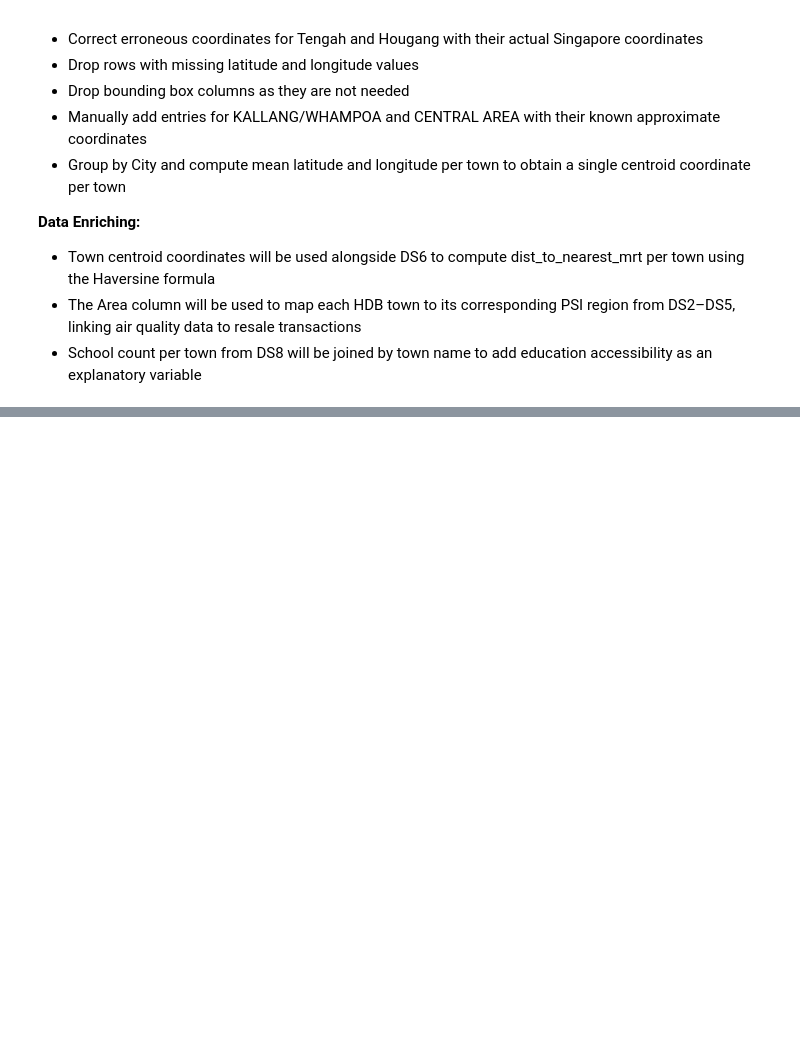
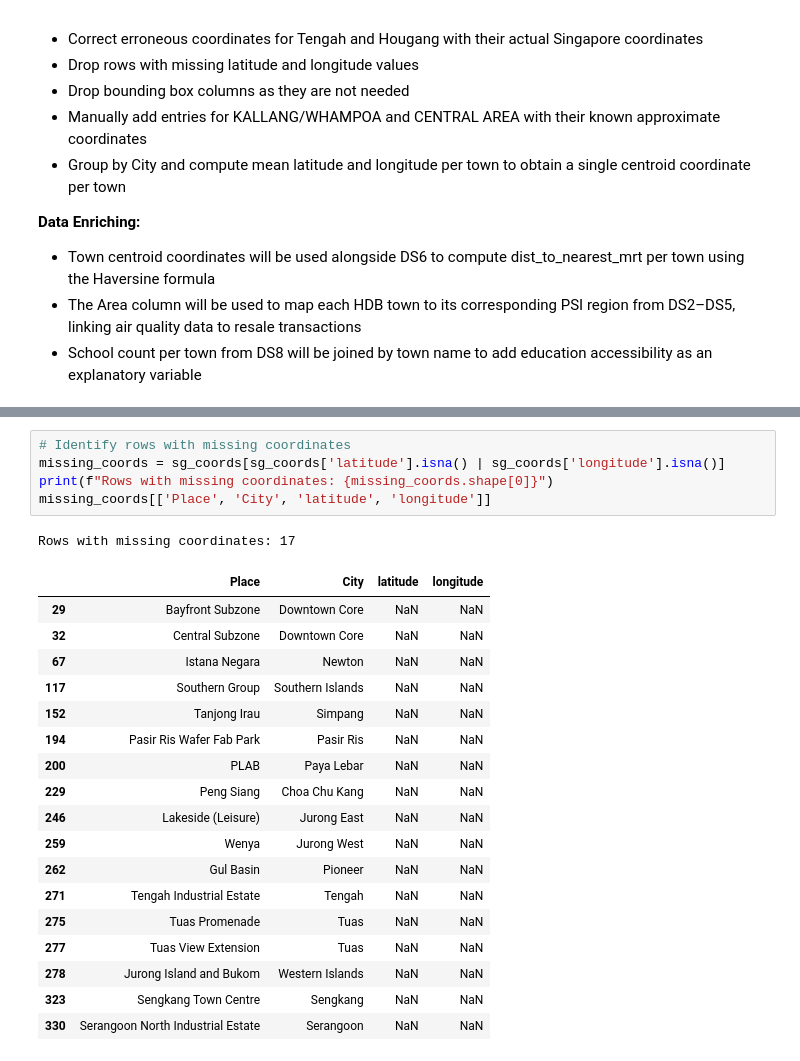
Before and after one commit to ngzhiwei517/HDB-Resale-Price-Analysis-project, a Jupyter notebook: SC3021_Group_4.ipynb, the cells around one changed output, grey strips where cells are left out. Saved outputs shown, nothing was run; the diff lists cells and outputs as text; blank space fills up the shorter version.

```diff
--- a/SC3021_Group_4.ipynb
+++ b/SC3021_Group_4.ipynb
@@ -1136,0 +1499,25 @@ For each individual operation (task), briefly describe what it does using terms
+# %%
+# Identify rows with missing coordinates
+missing_coords = sg_coords[sg_coords['latitude'].isna() | sg_coords['longitude'].isna()]
+print(f"Rows with missing coordinates: {missing_coords.shape[0]}")
+missing_coords[['Place', 'City', 'latitude', 'longitude']]
+# %% [output]
+Rows with missing coordinates: 17
+|  | Place | City | latitude | longitude |
+| 29 | Bayfront Subzone | Downtown Core | NaN | NaN |
+| 32 | Central Subzone | Downtown Core | NaN | NaN |
+| 67 | Istana Negara | Newton | NaN | NaN |
+| 117 | Southern Group | Southern Islands | NaN | NaN |
+| 152 | Tanjong Irau | Simpang | NaN | NaN |
+| 194 | Pasir Ris Wafer Fab Park | Pasir Ris | NaN | NaN |
+| 200 | PLAB | Paya Lebar | NaN | NaN |
+| 229 | Peng Siang | Choa Chu Kang | NaN | NaN |
+| 246 | Lakeside (Leisure) | Jurong East | NaN | NaN |
+| 259 | Wenya | Jurong West | NaN | NaN |
+| 262 | Gul Basin | Pioneer | NaN | NaN |
+| 271 | Tengah Industrial Estate | Tengah | NaN | NaN |
+| 275 | Tuas Promenade | Tuas | NaN | NaN |
+| 277 | Tuas View Extension | Tuas | NaN | NaN |
+| 278 | Jurong Island and Bukom | Western Islands | NaN | NaN |
+| 323 | Sengkang Town Centre | Sengkang | NaN | NaN |
+| 330 | Serangoon North Industrial Estate | Serangoon | NaN | NaN |
```
Also changed, not shown: parts of 222 cells of this notebook.
